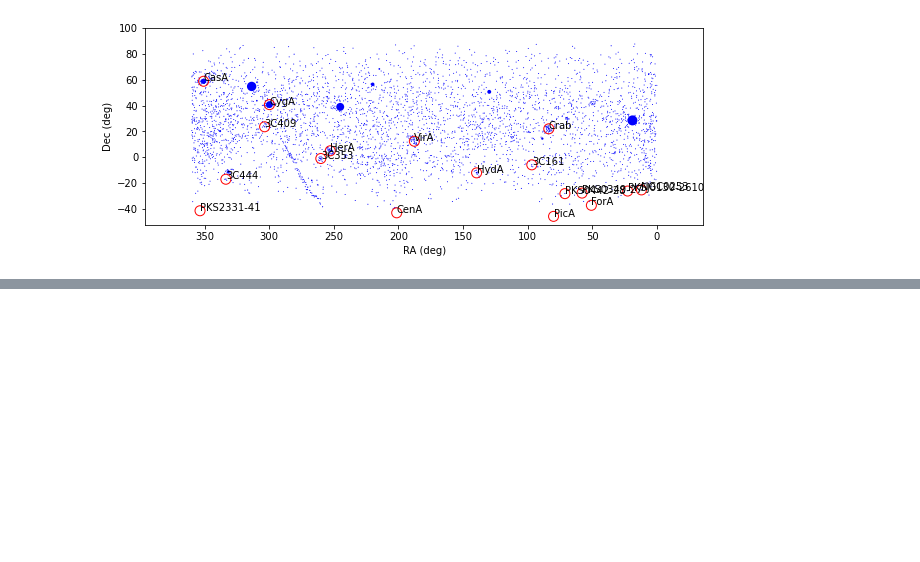
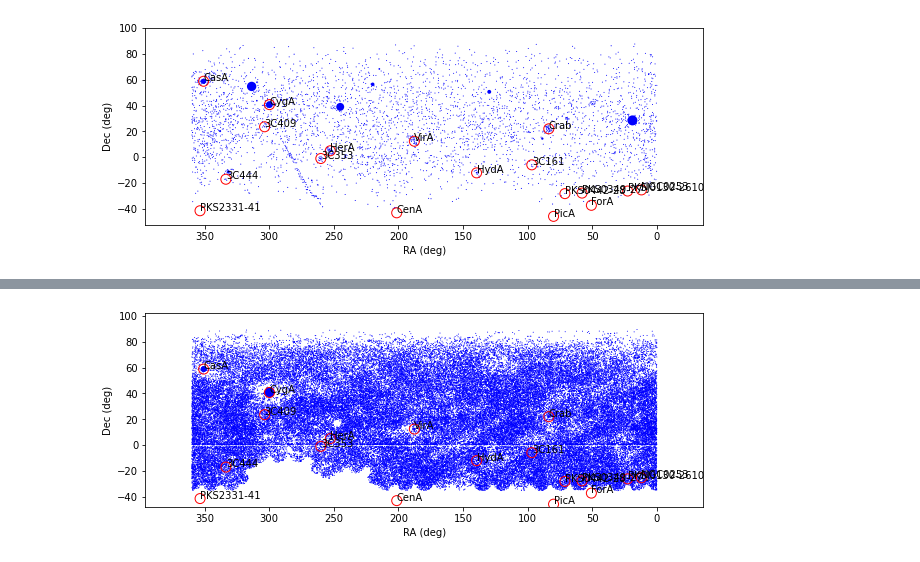
Before and after one commit to rlbyrne/rlb_LWA, a Jupyter notebook: LWA_skymodels/catalog_npz_to_pyradiosky_convert.ipynb, the cells around one changed output, grey strips where cells are left out. Saved outputs shown, nothing was run; the diff lists cells and outputs as text; code cells hidden in the pictures; blank space fills up the shorter version.

Commit message:
add VLSSr catalog

```diff
--- a/LWA_skymodels/catalog_npz_to_pyradiosky_convert.ipynb
+++ b/LWA_skymodels/catalog_npz_to_pyradiosky_convert.ipynb
@@ -238,0 +245,4 @@ plt.show()
+# %%
+catalogfile = open('/Users/ruby/Astro/FullVLSSCatalog.text')
+catalogdata = catalogfile.readlines()
+catalogfile.close()
@@ -238,0 +273,14 @@ plt.show()
+# %%
+cat_RA_h = np.array([int(val) for val in cat_RA_h])
+cat_RA_m = np.array([int(val) for val in cat_RA_m])
+cat_RA_s = np.array([float(val) for val in cat_RA_s])
+cat_Dec_d = np.array([int(val) for val in cat_Dec_d])
+cat_Dec_m = np.array([int(val) for val in cat_Dec_m])
+cat_Dec_s = np.array([float(val) for val in cat_Dec_s])
+cat_RA = cat_RA_h + cat_RA_m/60. + cat_RA_s/(60.**2.)
+cat_RA = cat_RA*15.  # Convert to degrees
+cat_Dec = np.abs(cat_Dec_d) + cat_Dec_m/60. + cat_Dec_s/(60.**2.)
+for dec_ind in range(len(cat_Dec)):
+    if cat_Dec_d[dec_ind] < 0:
+        cat_Dec[dec_ind] *= -1
+flux = np.array([float(val) for val in flux])
@@ -238,0 +293,68 @@ plt.show()
+# %%
+# Plot catalog
+ra_range = None
+dec_range = None
+label_sources = True
+label_source_names = None
+ra_cut_val = 0.
+
+source_fluxes = list(flux)
+flux_plot_max = max(source_fluxes)
+source_markersizes = []
+markersize_range = [1., 100.]
+for use_flux in source_fluxes:
+    if use_flux >= flux_plot_max:
+        use_flux = flux_plot_max
+    source_markersizes.append(
+        use_flux/flux_plot_max*(markersize_range[1] - markersize_range[0])
+        + markersize_range[0]
+    )
+print(len(source_markersizes))
+
+source_ras = cat_RA
+source_decs = cat_Dec
+
+if ra_range is None:
+    ra_min = min(source_ras)
+    ra_max = max(source_ras)
+    ra_range = [
+        ra_min-(ra_max-ra_min)/10., ra_max+(ra_max-ra_min)/10.
+    ]
+if dec_range is None:
+    dec_min = min(source_decs)
+    dec_max = max(source_decs)
+    dec_range = [
+        dec_min-(dec_max-dec_min)/10., dec_max+(dec_max-dec_min)/10.
+    ]
+
+plt.figure(figsize=(10,10))
+ax = plt.gca()
+plt.scatter(
+    source_ras, source_decs, s=source_markersizes, facecolors='blue',
+    edgecolors='none'
+)
+
+if label_sources:
+    if label_source_names is None:
+        label_source_names = list(named_sources.keys())
+    named_source_ras = [named_sources[name]['ra'] for name in label_source_names]
+    named_source_decs = [named_sources[name]['dec'] for name in label_source_names]
+    plt.scatter(
+        named_source_ras, named_source_decs, marker='o',
+        s=markersize_range[1], facecolors='none', edgecolors='red',
+        linewidth=1
+    )
+    for i, name in enumerate(label_source_names):
+        plt.annotate(
+            name, (named_source_ras[i], named_source_decs[i]),
+            fontsize=10.
+        )
+
+plt.xlim(ra_range[1], ra_range[0])
+plt.ylim(dec_range[0], dec_range[1])
+plt.xlabel('RA (deg)')
+plt.ylabel('Dec (deg)')
+ax.set_aspect('equal', adjustable='box')
+ax.set_facecolor('white')
+plt.show()
+# %% [output]
@@ -238,0 +362 @@ plt.show()
+[figure, added]
```
Also changed, not shown: parts of 7 cells of this notebook.
